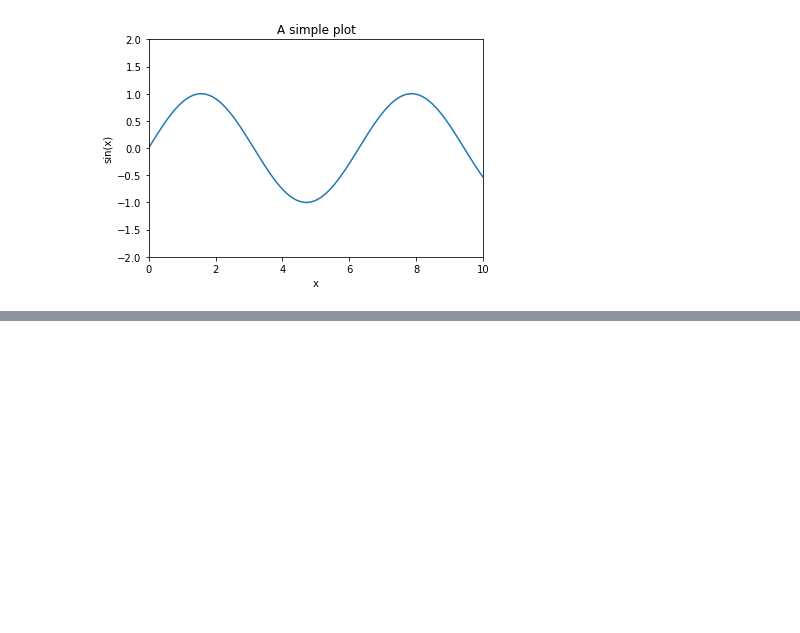
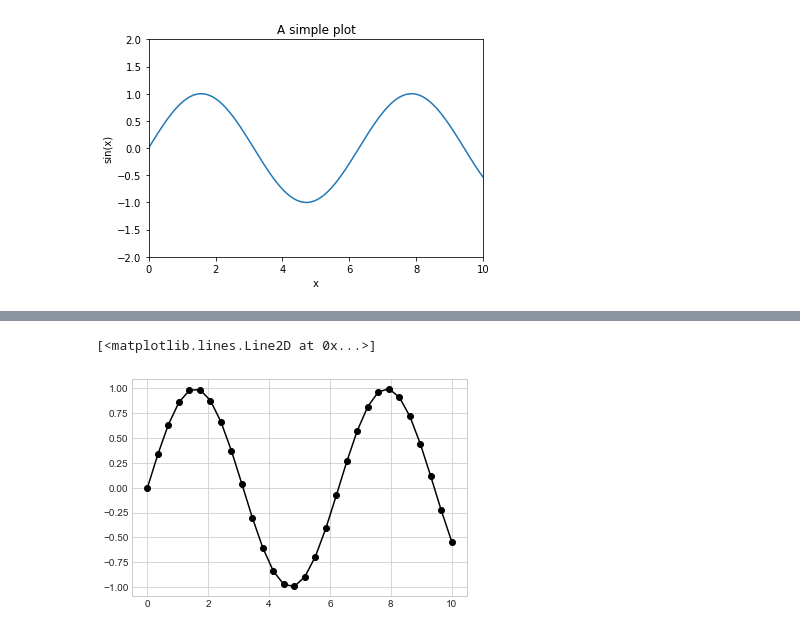
Before and after one commit to Mustisid13/Data-Science-basics, a Jupyter notebook: MATPLOTLIB.ipynb, the cells around one changed output, grey strips where cells are left out. Cells and saved outputs as stored; diff of their text form; code cells hidden in the pictures; blank space fills up the shorter version.

```diff
--- a/MATPLOTLIB.ipynb
+++ b/MATPLOTLIB.ipynb
@@ -156,0 +167,6 @@ ax.set(xlim=(0,10),ylim=(-2,2),xlabel='x',ylabel='sin(x)',title='A simple plot')
+# %%
+# short code for above plot
+plt.plot(x,y,'-ok') # '-' for line, 'o' for cirlce marker and k for black
+# %% [output]
+[<matplotlib.lines.Line2D at 0x...>]
+[figure, added]
```
Also changed, not shown: parts of 24 cells of this notebook.
